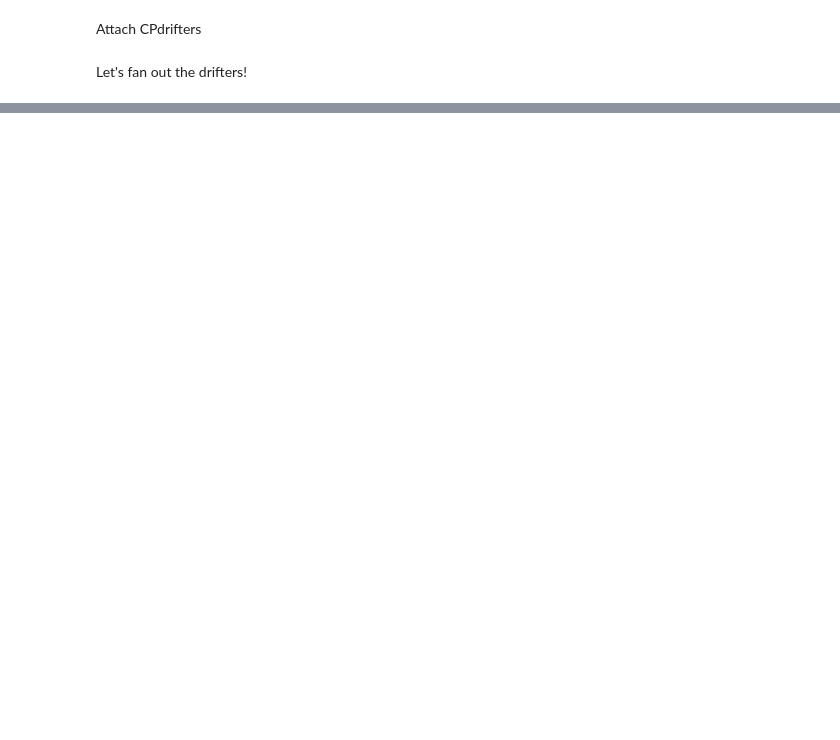
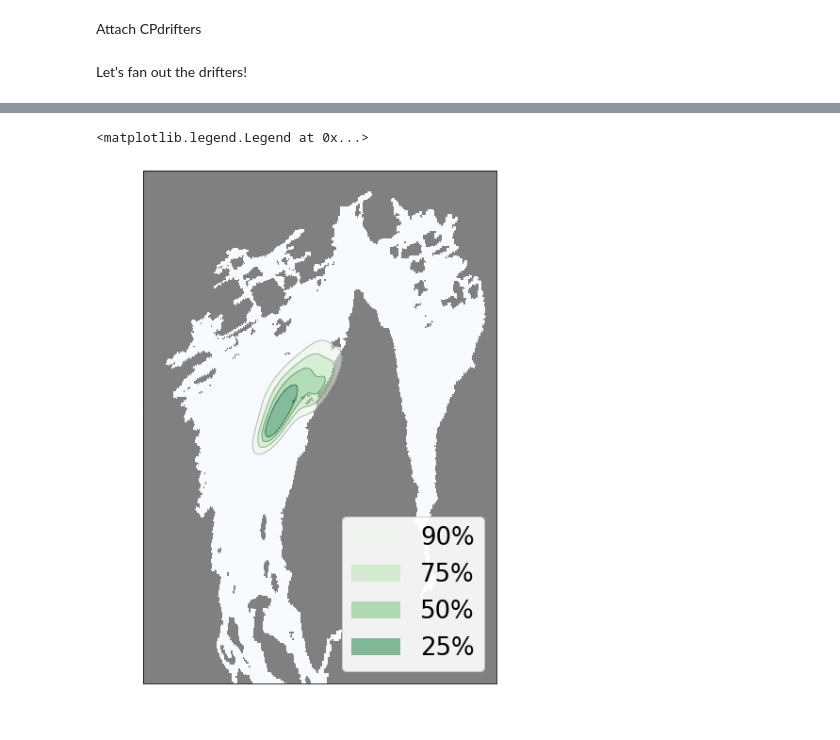
Before and after one commit to sintefmath/reduced-gravity-ocean-model, a Jupyter notebook: notebooks/Oslofjord/Oslofjord-CrossProdDrifters.ipynb, the cells around one changed output, grey strips where cells are left out. Saved outputs shown, nothing was run; the diff lists cells and outputs as text; code cells hidden in the pictures; blank space fills up the shorter version.

```diff
--- a/notebooks/Oslofjord/Oslofjord-CrossProdDrifters.ipynb
+++ b/notebooks/Oslofjord/Oslofjord-CrossProdDrifters.ipynb
@@ -736,0 +833,26 @@ with plt.rc_context({'lines.color':'black',
+# %%
+
+## Contour plots
+fig, ax = plt.subplots(1,1, figsize=(10,10))
+ax.tick_params(axis='both', which='major', labelsize=28)
+
+domain_extent = [0, nx*dx/1000, 0, ny*dy/1000]
+
+bg_cmap = copy.deepcopy(plt.cm.Blues)
+bg_cmap.set_bad("grey", alpha = 1.0)
+
+ax.imshow(np.ma.array(nc["mask_rho"][y0:y1, x0:x1], mask=(1-nc["mask_rho"][y0:y1, x0:x1])), interpolation="none", origin='lower',
+                cmap=bg_cmap,
+                extent=domain_extent)
+
+cfset = ax.contourf(xx, yy, f, levels=desired_levels, cmap='Greens', alpha=0.5)
+cset = ax.contour(xx, yy, f, levels=desired_levels, colors='k', alpha=0.25, linewidths=1)
+
+proxy = [plt.Rectangle((0,0),1,1,fc = pc.get_facecolor()[0]) for pc in cfset.collections]
+labels = []
+for p in desired_probs:
+    labels.append(str(int(p*100))+"%")
+ax.legend(proxy, labels, prop={'size': 26}, labelcolor="black", loc=4, framealpha=0.9)
+# %% [output]
+<matplotlib.legend.Legend at 0x...>
+[figure, added]
```
Also changed, not shown: parts of 41 cells of this notebook.
